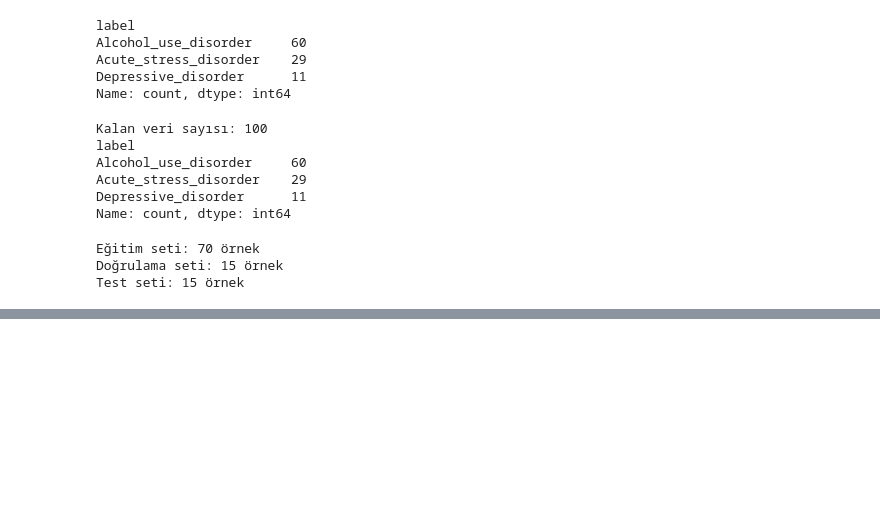
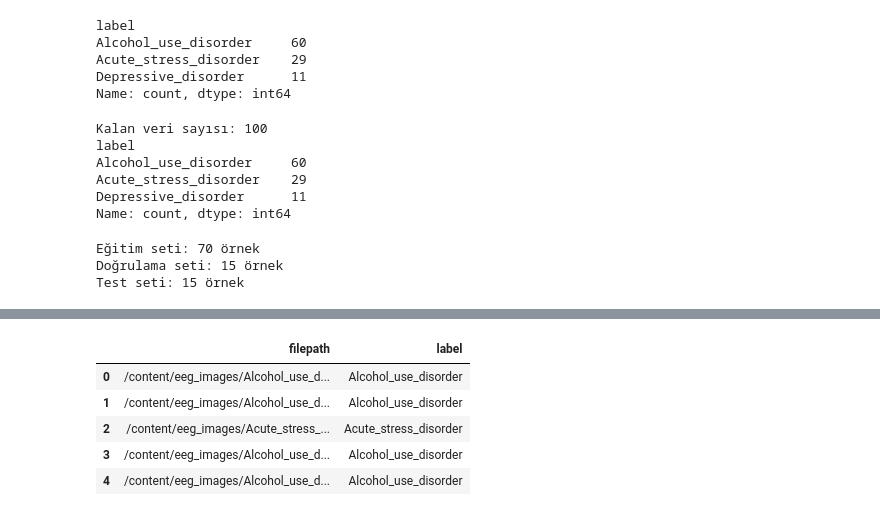
Before and after one commit to snmkrhn/EEG-Sinyalleri-ile-Psikiyatrik-Bozukluklar-n-Tespiti, a Jupyter notebook: EEG_Sinyalleri_ile_Psikiyatrik_Bozuklukların.ipynb, the cells around one changed output, grey strips where cells are left out. Drawn from its saved outputs; the diff is of its cells as text; code cells hidden in the pictures; blank space fills up the shorter version.

```diff
--- a/EEG_Sinyalleri_ile_Psikiyatrik_Bozuklukların.ipynb
+++ b/EEG_Sinyalleri_ile_Psikiyatrik_Bozuklukların.ipynb
@@ -1172,0 +1281,9 @@ Test seti: 15 örnek
+# %%
+filtered_df.head()
+# %% [output]
+|  | filepath | label |
+| 0 | /content/eeg_images/Alcohol_use_d... | Alcohol_use_disorder |
+| 1 | /content/eeg_images/Alcohol_use_d... | Alcohol_use_disorder |
+| 2 | /content/eeg_images/Acute_stress_... | Acute_stress_disorder |
+| 3 | /content/eeg_images/Alcohol_use_d... | Alcohol_use_disorder |
+| 4 | /content/eeg_images/Alcohol_use_d... | Alcohol_use_disorder |
```
Also changed, not shown: parts of 14 cells of this notebook.
